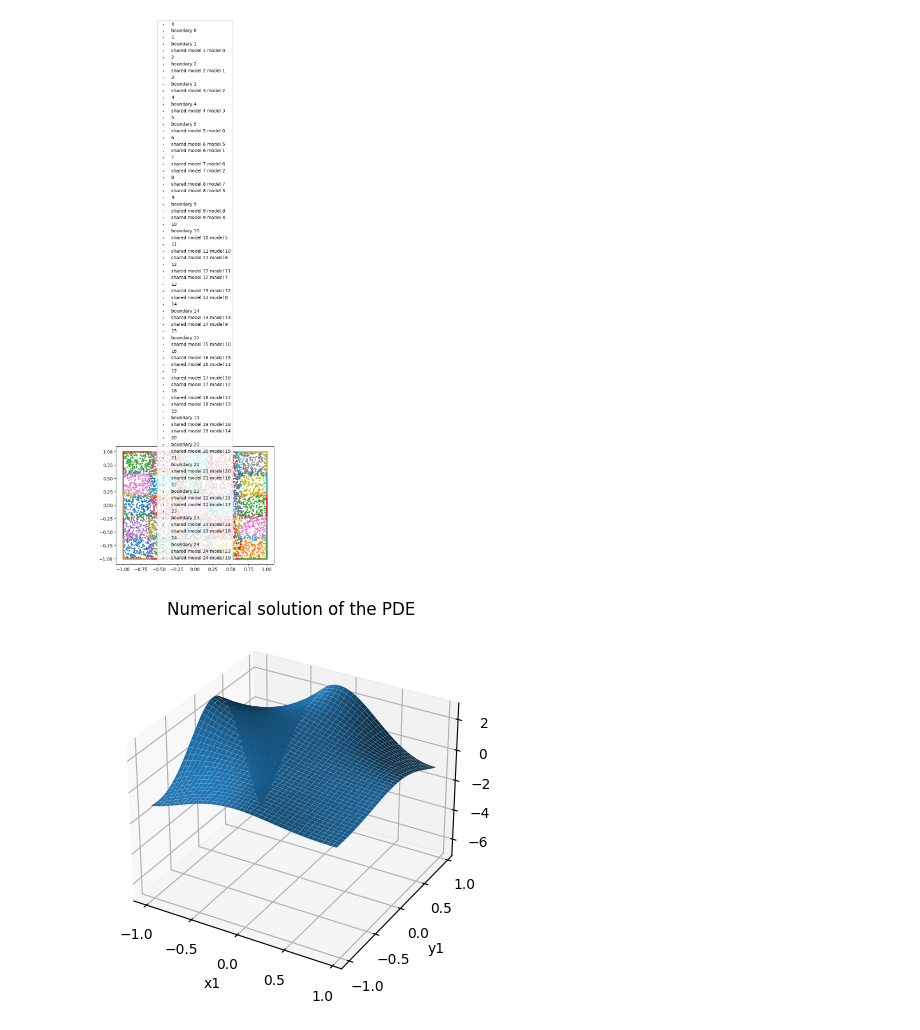
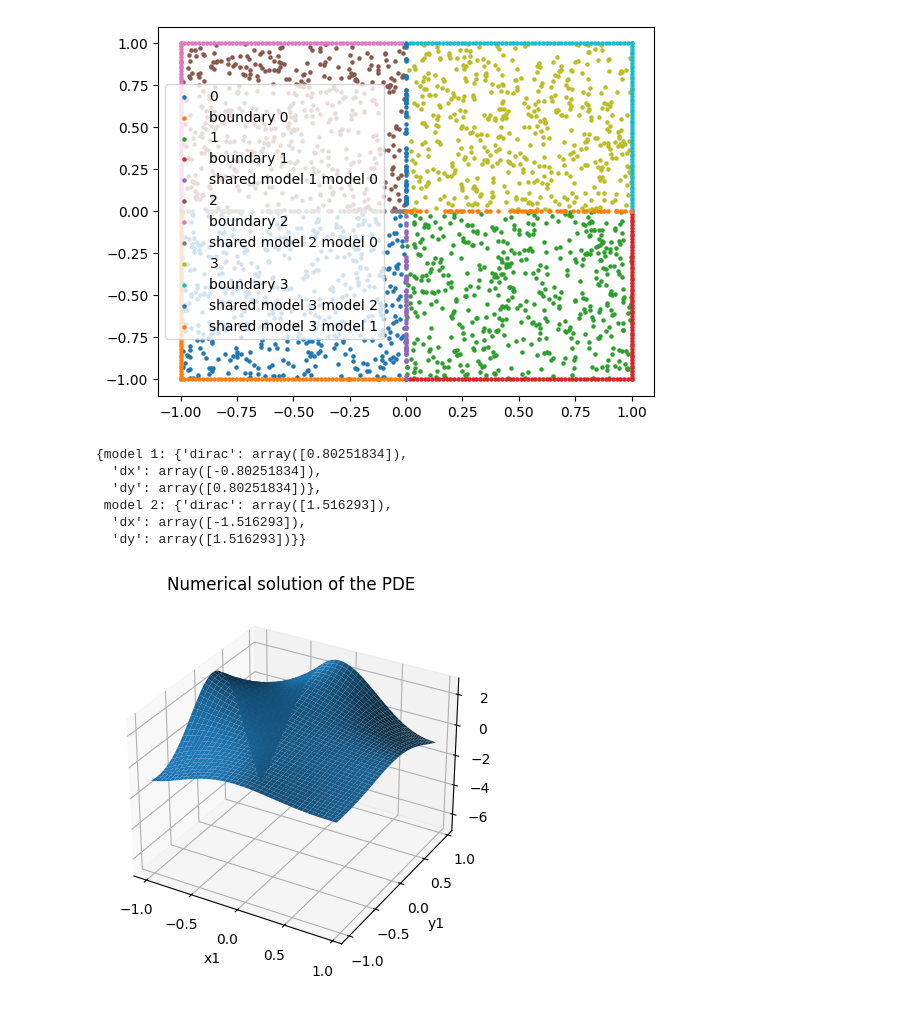
Before and after one commit to TheoBourdais/ModelAggregation, a Jupyter notebook: joint aggregation alternate steps.ipynb, the cells around one changed output. Cells and saved outputs as stored; diff of their text form; code cells hidden in the pictures.

```diff
--- a/joint aggregation alternate steps.ipynb
+++ b/joint aggregation alternate steps.ipynb
@@ -115,16 +117,17 @@ $\displaystyle - \left(- \pi^{2} x^{2} \cos{\left(\pi x y \right)} - 2 \pi x \si
 # %%
-int_point_number=5000
-ext_point_number=4000
-width=5
+int_point_number=2000
+ext_point_number=1000
+width=2
 int_point_per_model=int_point_number//width**2
 ext_point_per_model=ext_point_number//width**2
 
 sigma=0.1
-boundary_width=0.05
+boundary_width=0
 
 models=[]
 laplace_models=[]
 for i in range(width**2):
+    ext_point_per_model=ext_point_number//width**2
     yi=i//width
     xi=i%width
     range_model=np.array([
@@ -164,32 +167,33 @@ for i in range(width**2):
             sigma=sigma,
             name=f'model laplace {i}')
     )
+    #ext_point_per_model=4
     if i%width>0:
         range_neighbors=np.array([
             [-1+2*xi/width-boundary_width,-1+2*xi/width+boundary_width],
             [-1+2*yi/width,-1+2*(yi+1)/width]
         ])
         #X_shared=make_points_line(ext_point_per_model//4,'x',-1+2*xi/width,[-1+2*yi/width,-1+2*(yi+1)/width])
         X_shared=make_points_inside(ext_point_per_model//4,range_neighbors)
         models[-1].add_neighbors([models[-2]], [X_shared])
         models[-2].add_neighbors([models[-1]], [X_shared])
         laplace_models[-1].add_neighbors([laplace_models[-2]], [X_shared])
         laplace_models[-2].add_neighbors([laplace_models[-1]], [X_shared])
         plt.scatter(X_shared[:,0],X_shared[:,1],label=f'shared {models[-1]} {models[-2]}',s=5)
     if i//width>0:
         range_neighbors=np.array([
             [-1+2*xi/width,-1+2*(xi+1)/width],
             [-1+2*yi/width-boundary_width,-1+2*(yi)/width+boundary_width]
         ])
         X_shared=make_points_inside(ext_point_per_model//4,range_neighbors)
         #X_shared=make_points_line(ext_point_per_model//4,'y',-1+2*yi/width,[-1+2*xi/width,-1+2*(xi+1)/width])
         models[-1].add_neighbors([models[-1-width]], [X_shared])
         models[-1-width].add_neighbors([models[-1]], [X_shared])
         laplace_models[-1].add_neighbors([laplace_models[-1-width]], [X_shared])
         laplace_models[-1-width].add_neighbors([laplace_models[-1]], [X_shared])
         plt.scatter(X_shared[:,0],X_shared[:,1],label=f'shared {models[-1]} {models[-1-width]}',s=5)
 
 plt.legend()
 plt.show()
 # %% [output]
-[figure, old version]
+[figure, new version]
@@ -196,5 +204,14 @@ plt.show()
 # %%
 PDESolver.joint_fit(models,f,real_u,tau,dtau,tol=1e-6)
+# %%
+models[0].shared_value
+# %% [output]
+{model 1: {'dirac': array([0.80251834]),
+  'dx': array([-0.80251834]),
+  'dy': array([0.80251834])},
+ model 2: {'dirac': array([1.516293]),
+  'dx': array([-1.516293]),
+  'dy': array([1.516293])}}
 # %%
 local_aggregate=partial(dumb_aggregate,models=models,width=width)
 fig=plot_vectorized_function(local_aggregate,0.05)
```
Also changed, not shown: parts of 5 cells of this notebook, 5 other files.
